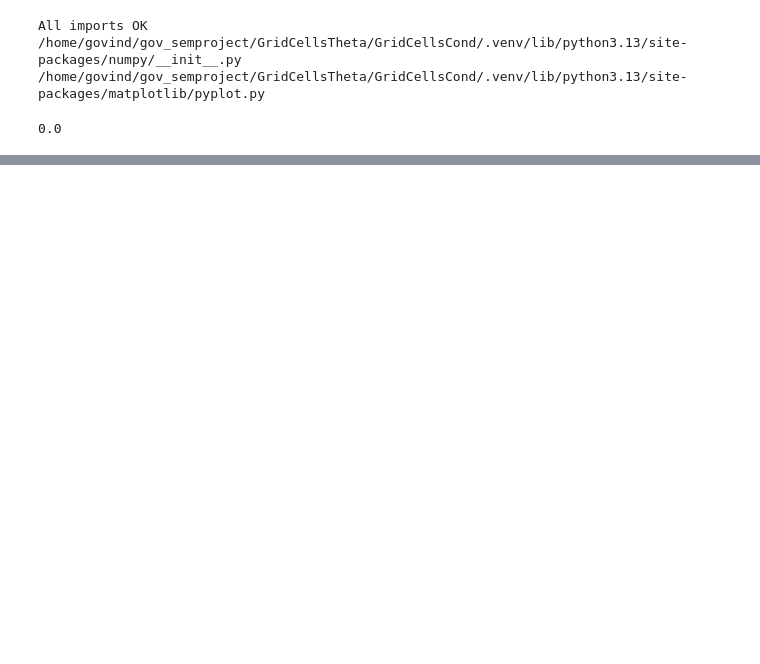
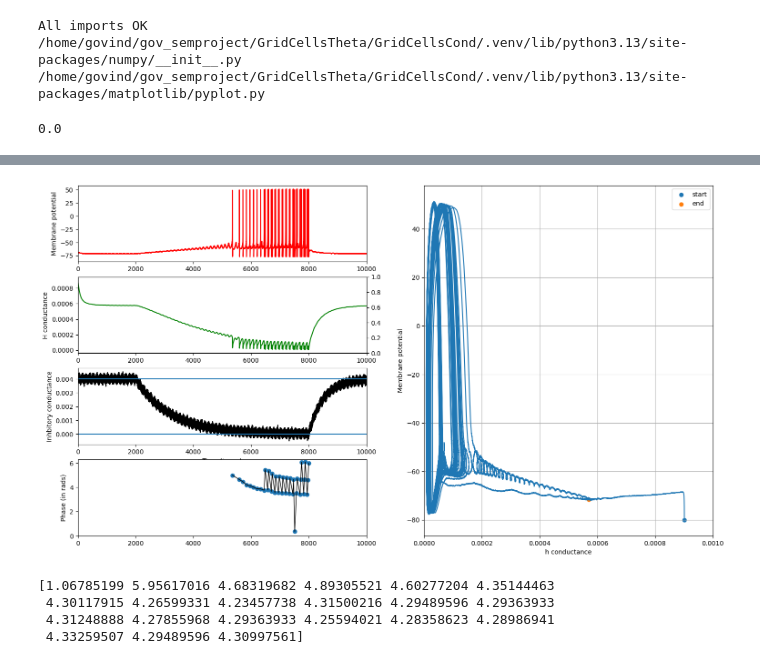
Before and after one commit to tiny-infinity/GridCellsTheta, a Jupyter notebook: phase_prec_final.ipynb, the cells around one changed output, grey strips where cells are left out. Cells and saved outputs as stored; diff of their text form; code cells hidden in the pictures; blank space fills up the shorter version.

```diff
--- a/phase_prec_final.ipynb
+++ b/phase_prec_final.ipynb
@@ -37,3 +37,12 @@ stell_ic_0.dur = 1e9
 sim_dur = 10000 #in ms
 num_steps = int(sim_dur/h.dt)
 time_arr = np.arange(0,sim_dur,h.dt)
+
+stell_v = h.Vector().record(stellate_0.soma(0.5)._ref_v)
+stellate_gh_vec = h.Vector().record(stellate_0.soma(0.5).stellate_mech._ref_gh)
+stellate_gnap_vec = h.Vector().record(stellate_0.soma(0.5).stellate_mech._ref_gna)
+nc_stell = h.NetCon(stellate_0.soma(0.5)._ref_v, None, sec=stellate_0.soma)
+nc_stell.threshold = 0
+spike_times_stell = h.Vector()
+nc_stell.record(spike_times_stell)
+time = h.Vector().record(h._ref_t)
@@ -39,0 +109,65 @@ time_arr = np.arange(0,sim_dur,h.dt)
+# %%
+#phase extraction
+
+spikes_arr = np.array(spike_times_stell.to_python())
+phases = ((init_phase+((spikes_arr) * theta_freq * 2 * np.pi / 1000)) % (2 * np.pi))
+# %%
+from matplotlib.gridspec import GridSpec
+
+gh_cond = stellate_gh_vec.to_python()
+gnap_cond = stellate_gnap_vec.to_python()
+memb_pot = stell_v.to_python()
+start_time = 0
+end_time =  10000
+start_idx = int(start_time/h.dt)
+end_idx = int(end_time/h.dt)
+
+fig = plt.figure(figsize=(18,10))
+
+gs = GridSpec(4,2,width_ratios=[1,1])
+ax0 = fig.add_subplot(gs[0,0])
+ax1 = fig.add_subplot(gs[1,0])
+ax1_1 = ax1.twinx()
+ax2 = fig.add_subplot(gs[2,0])
+ax3 = fig.add_subplot(gs[3,0])
+
+ax_phase = fig.add_subplot(gs[:,1])
+
+
+ax1.plot(time_arr[start_idx:end_idx],gh_cond[start_idx:end_idx],color='green')
+ax2.set_xlabel("Time (in ms)")
+ax2.set_ylabel("Inhbitory conductance")
+ax1.set_ylabel("H conductance")
+#ax1_1.plot(time_arr[start_idx:end_idx],gnap_cond[start_idx:end_idx],color='purple')
+ax0.set_ylabel("Membrane potential")
+ax0.plot(time_arr[start_idx:end_idx],memb_pot[start_idx:end_idx],color='red')
+ax2.plot(time_arr[start_idx:end_idx],inhib_cond_arr[start_idx:end_idx],color='black')
+ax2.axhline(y=g_max)
+ax2.axhline(y=g_min)
+ax3.plot(spikes_arr,phases,linewidth=1,color='black')
+ax3.scatter(spikes_arr,phases)
+ax3.set_ylabel("Phase (in rads)")
+ax3.set_ylim(0,2*np.pi)
+ax_phase.plot(gh_cond[start_idx:end_idx],memb_pot[start_idx:end_idx])
+ax_phase.scatter(gh_cond[start_idx],memb_pot[start_idx],label='start')
+ax_phase.scatter(gh_cond[end_idx],memb_pot[end_idx],label='end')
+ax_phase.legend()
+ax_phase.set_xlabel("h conductance")
+ax_phase.set_ylabel("Membrane potential")
+ax_phase.set_xlim(0,0.001)
+ax0.set_xlim(start_time,end_time)
+ax1.set_xlim(start_time,end_time)
+ax2.set_xlim(start_time,end_time)
+ax3.set_xlim(start_time,end_time)
+#ax1.set_ylim(0,0.0007)
+plt.grid(True)
+plt.show()
+# %% [output]
+[figure, added]
+# %%
+print(phases)
+# %% [output]
+[1.06785199 5.95617016 4.68319682 4.89305521 4.60277204 4.35144463
+ 4.30117915 4.26599331 4.23457738 4.31500216 4.29489596 4.29363933
+ 4.31248888 4.27855968 4.29363933 4.25594021 4.28358623 4.28986941
+ 4.33259507 4.29489596 4.30997561]
```
Also changed, not shown: parts of 3 cells of this notebook, 2 other files.
